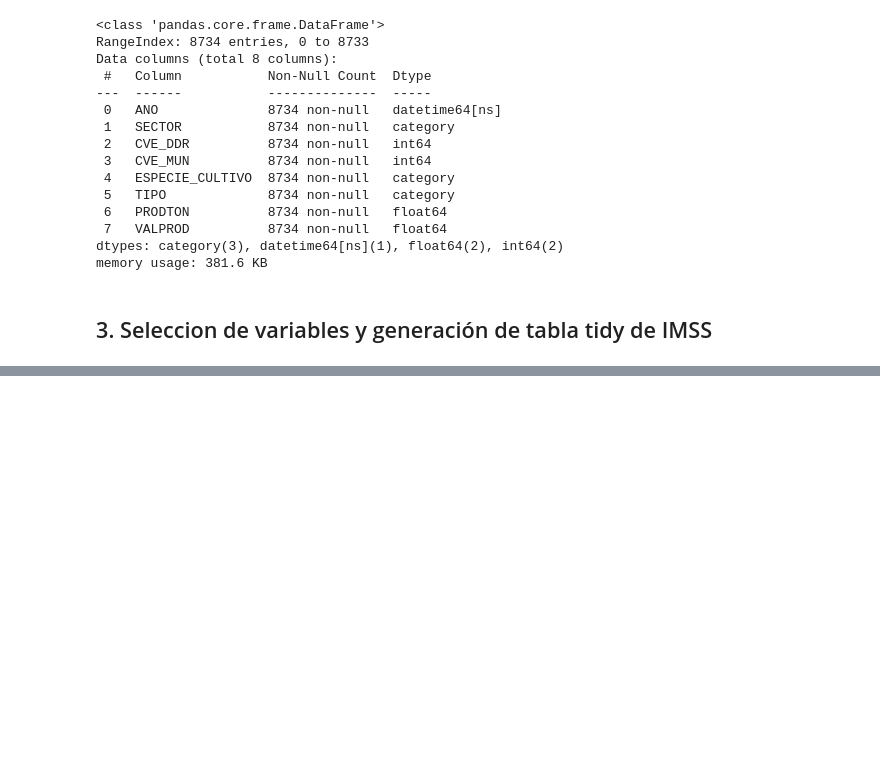
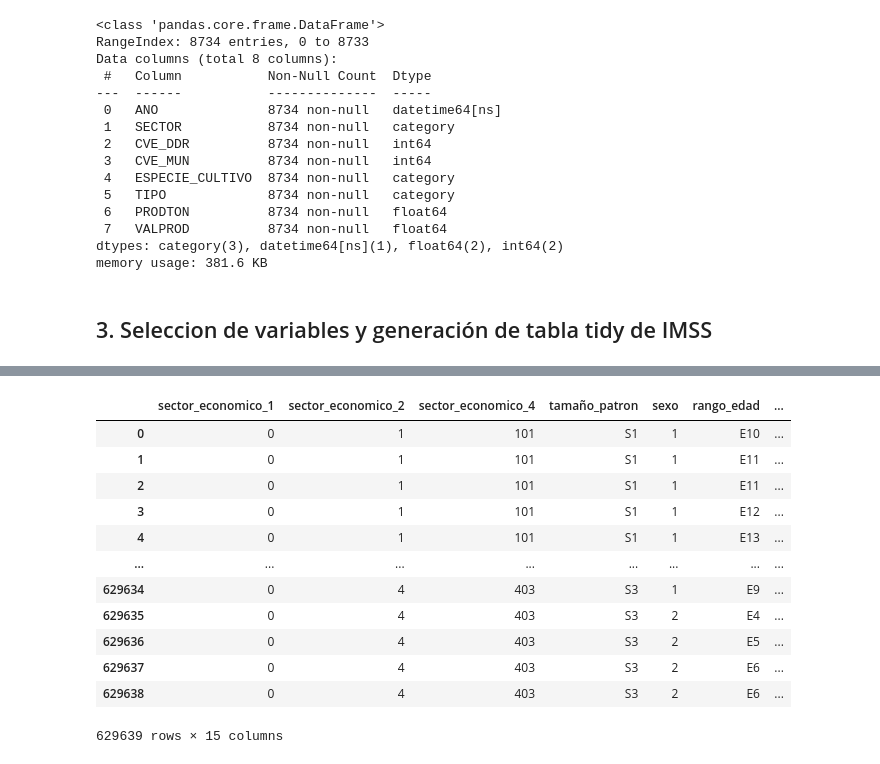
Before and after one commit to empleo-inducido/Trabajos_Generados, a Jupyter notebook: processing_data.ipynb, the cells around one changed output, grey strips where cells are left out. Saved outputs shown, nothing was run; the diff lists cells and outputs as text; code cells hidden in the pictures; blank space fills up the shorter version.

```diff
--- a/processing_data.ipynb
+++ b/processing_data.ipynb
@@ -716,0 +737,4 @@ memory usage: 381.6 KB
+# %%
+# Nos deshacemos de las columnas delegacion y subdelegacion
+df_imss_seleccion = df_imss.drop(columns = ["cve_delegacion", "cve_subdelegacion"])
+df_imss_seleccion.head()
@@ -716,0 +748,27 @@ memory usage: 381.6 KB
+# %%
+# Abrimos catálogos que utilizaremos
+df_cat_entidad_municipio_imss = pd.read_csv("data/imss_entidad-municipio.csv")
+df_cat_sector_1_imss = pd.read_csv("data/imss_sector_1.csv")
+df_cat_sector_2_imss = pd.read_csv("data/imss_sector_2.csv")
+df_cat_sector_4_imss = pd.read_csv("data/imss_sector_4.csv")
+df_cat_tamaño_patron_imss = pd.read_csv("data/imss_Tamaño_de_registro_patronal.csv")
+df_cat_sexo_imss = pd.read_csv("data/imss_sexo.csv")
+df_cat_edad_imss = pd.read_csv("data/imss_Rango_edad.csv")
+df_cat_salario_imss = pd.read_csv("data/imss_Rango_salario.csv")
+# %%
+# Limpieza de catalogo de municipios
+df_cat_entidad_municipio_imss.columns = df_cat_entidad_municipio_imss.iloc[0,]
+df_cat_entidad_municipio_imss = df_cat_entidad_municipio_imss.iloc[1:,].reset_index(drop=True)
+df_cat_entidad_municipio_imss = df_cat_entidad_municipio_imss.loc[df_cat_entidad_municipio_imss["cve_entidad"]=="26"]
+df_cat_entidad_municipio_imss = df_cat_entidad_municipio_imss[["cve_municipio", "descripción municipio"]]
+df_cat_entidad_municipio_imss.columns = ["cve_municipio", "municipio"]
+# Creamos columna de nombre de municipios en mayusculas ya que la clave no coincide con la que manejamos en SAGARHPA
+df_cat_entidad_municipio_imss["municipio_mayuscula"] = df_cat_entidad_municipio_imss["municipio"].str.upper()
+df_cat_entidad_municipio_imss.head()
+
+# Hacemos left merge
+df_imss_seleccion = pd.merge(df_imss_seleccion, df_cat_entidad_municipio_imss, left_on='cve_municipio', right_on='cve_municipio', how='left')
+
+# Eliminamos columnas innecesarias
+df_imss_seleccion = df_imss_seleccion.drop(columns=["cve_entidad", "cve_municipio", "municipio"])
+df_imss_seleccion.head()
@@ -716,0 +782,9 @@ memory usage: 381.6 KB
+# %%
+# Limpieza de catalogos de sectores economicos
+df_cat_sector_1_imss.columns  = df_cat_sector_1_imss.iloc[0,]
+df_cat_sector_1_imss = df_cat_sector_1_imss.iloc[1:,]
+df_cat_sector_1_imss = pd.concat([df_cat_sector_1_imss, df_cat_sector_1_imss.iloc[2:3,:]], axis=0, ignore_index=True)
+df_cat_sector_1_imss.loc[2,"sector_economico_1"] = 2
+df_cat_sector_1_imss.loc[9,"sector_economico_1"] = 3
+df_cat_sector_1_imss["sector_economico_1"] = pd.to_numeric(df_cat_sector_1_imss["sector_economico_1"])
+df_cat_sector_1_imss
@@ -716,0 +803,18 @@ memory usage: 381.6 KB
+# %%
+# Hacemos left merge
+df_imss_seleccion = pd.merge(df_imss_seleccion, df_cat_sector_1_imss, left_on='sector_economico_1', right_on='sector_economico_1', how='left')
+df_imss_seleccion
+# %% [output]
+|  | sector_economico_1 | sector_economico_2 | sector_economico_4 | tamaño_patron | sexo | rango_edad | ... |
+| 0 | 0 | 1 | 101 | S1 | 1 | E10 | ... |
+| 1 | 0 | 1 | 101 | S1 | 1 | E11 | ... |
+| 2 | 0 | 1 | 101 | S1 | 1 | E11 | ... |
+| 3 | 0 | 1 | 101 | S1 | 1 | E12 | ... |
+| 4 | 0 | 1 | 101 | S1 | 1 | E13 | ... |
+| ... | ... | ... | ... | ... | ... | ... | ... |
+| 629634 | 0 | 4 | 403 | S3 | 1 | E9 | ... |
+| 629635 | 0 | 4 | 403 | S3 | 2 | E4 | ... |
+| 629636 | 0 | 4 | 403 | S3 | 2 | E5 | ... |
+| 629637 | 0 | 4 | 403 | S3 | 2 | E6 | ... |
+| 629638 | 0 | 4 | 403 | S3 | 2 | E6 | ... |
+629639 rows × 15 columns
```
Also changed, not shown: parts of 24 cells of this notebook.
